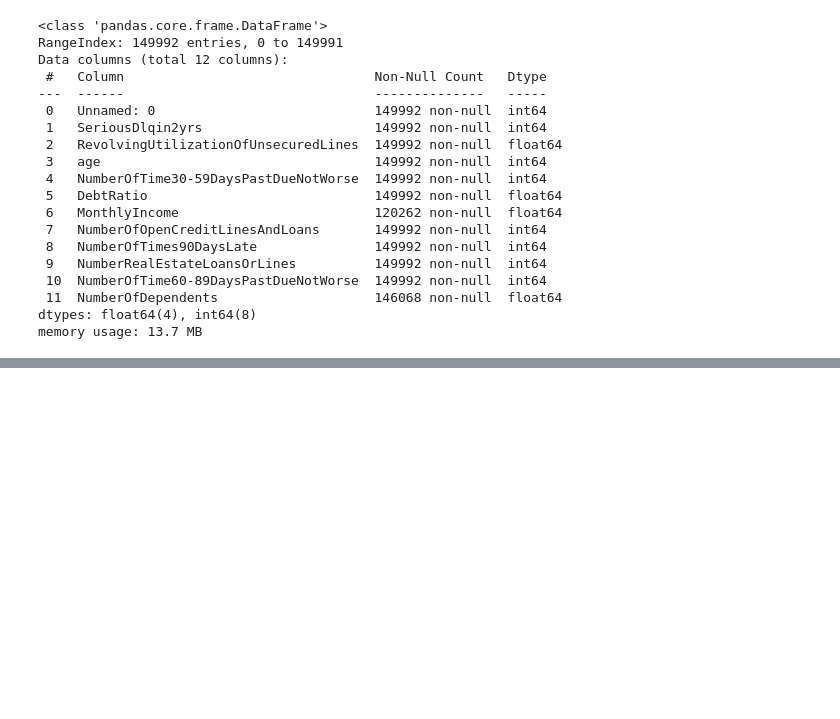
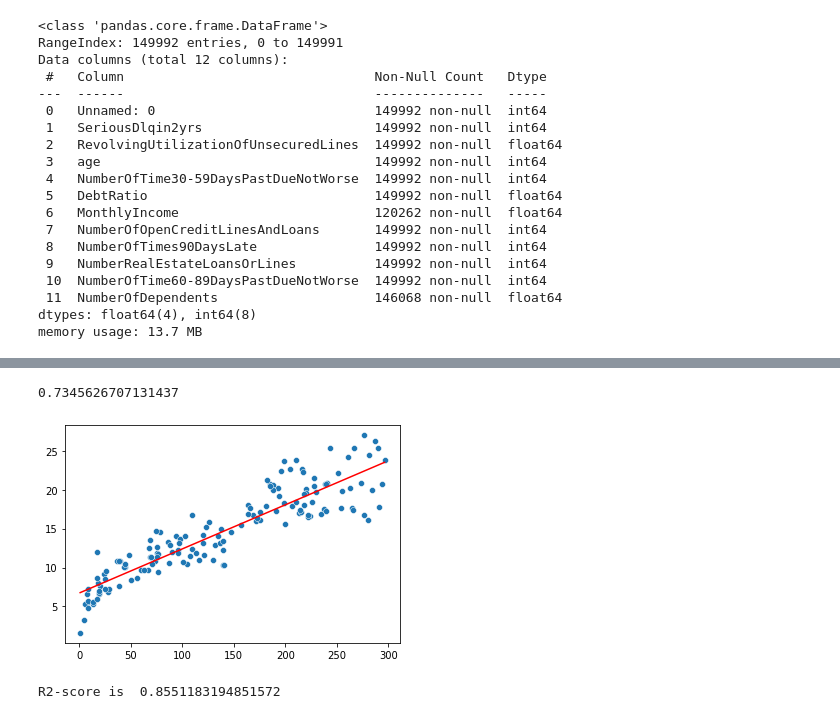
Before and after one commit to KimKieu123/DA30092022, a Jupyter notebook: BT Learn 1.ipynb, the cells around one changed output, grey strips where cells are left out. Cells and saved outputs as stored; diff of their text form; code cells hidden in the pictures; blank space fills up the shorter version.

```diff
--- a/BT Learn 1.ipynb
+++ b/BT Learn 1.ipynb
@@ -299,0 +819,45 @@ Name: triệu đ/m2, Length: 256, dtype: float64
+# %%
+#Chia ngẫu nhiên dữ liệu quan sát được thành hai phần dữ liệu huấn luyện và dữ liệu kiểm tra.
+#Từ dữ liệu huấn luyện xây dựng mô hình hồi quy tuyến tính đơn biến với biến đầu vào là chi phí quảng cáo trên TV và lượng hàng bán ra.
+#Dùng dữ liệu kiểm tra để đánh giá mô hình.
+import sklearn.model_selection as model_selection
+import sklearn.linear_model as lm
+learn, test = model_selection.train_test_split(data, test_size=0.25)
+reg2 = lm.LinearRegression()
+X = np.asarray(learn.loc[:,'TV'])
+Y = np.asarray(learn.loc[:,'Sales'])
+reg2.fit(X.reshape(-1, 1), Y)
+Y_ = reg2.predict(X.reshape(-1,1))
+sns.scatterplot(x=X, y=Y);
+sns.lineplot(x=X, y=Y_, color='r');
+y_pred = reg2.predict(np.array(test.TV).reshape(-1,1))
+metrics.r2_score(test.Sales,y_pred)
+# %% [output]
+0.7345626707131437
+[figure, added]
+# %%
+#Xây dựng mô hình hồi quy tuyến tính đa biến với biến dự báo là lượng hàng bán ra
+#các biến đầu vào là chi phí cho cả 3 loại hình quảng cáo. Đánh giá mô hình.
+
+#Define target array y
+y= data['Sales'].values
+
+#Create feature array X
+X= data.drop('Sales',axis=1).values
+#Reshape y to have 1 column
+y=y.reshape(-1,1)
+
+#Split the arrays into training and testing data sets
+X_train, X_test,y_train, y_test= train_test_split(X,y,test_size=0.3)
+
+#Create a regressor object
+LR= LinearRegression()
+#Fit training set to the regressor
+LR.fit(X_train,y_train)
+
+y_prediction = LR.predict(X_test)
+# Calculate R2-score
+score=r2_score(y_test,y_prediction)
+print('R2-score is ',score)
+# %% [output]
+R2-score is  0.8551183194851572
```
Also changed, not shown: parts of 18 cells of this notebook, 6 other files.
